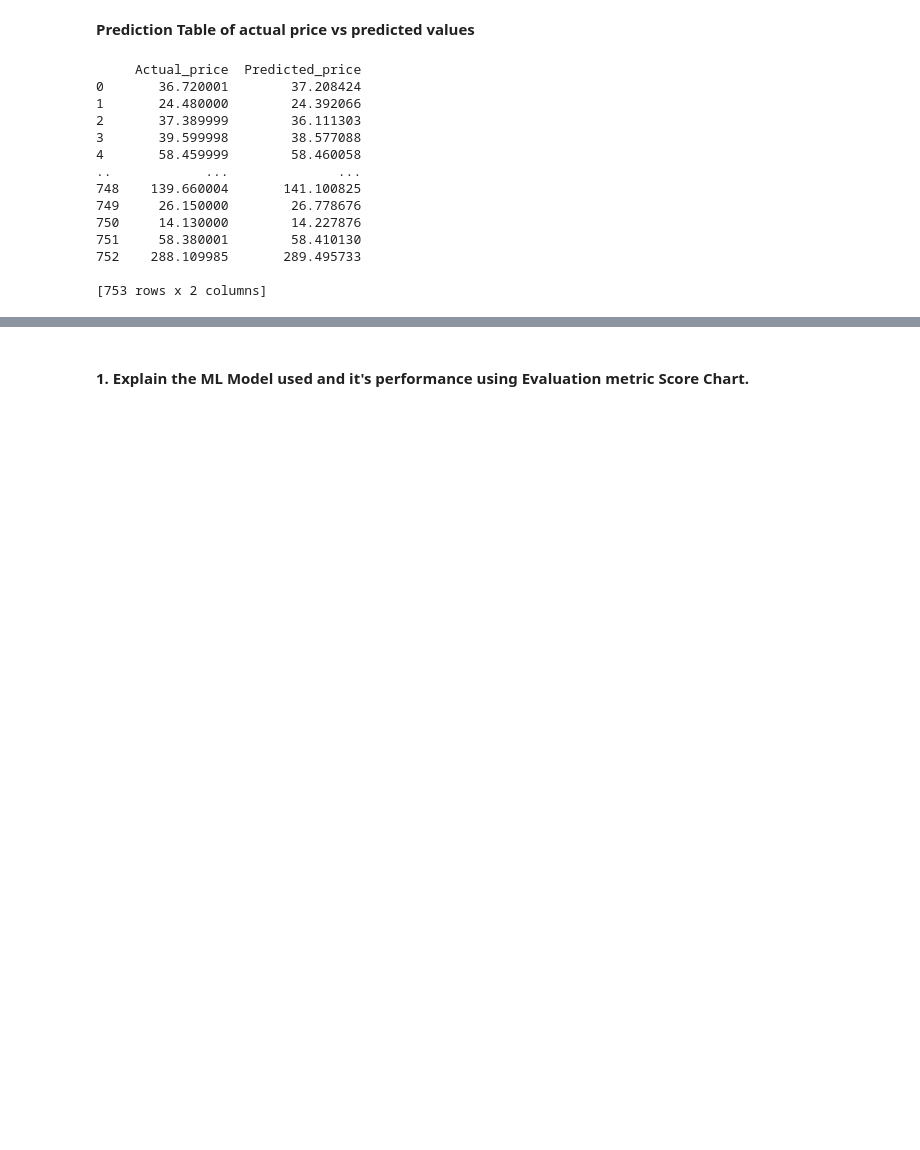
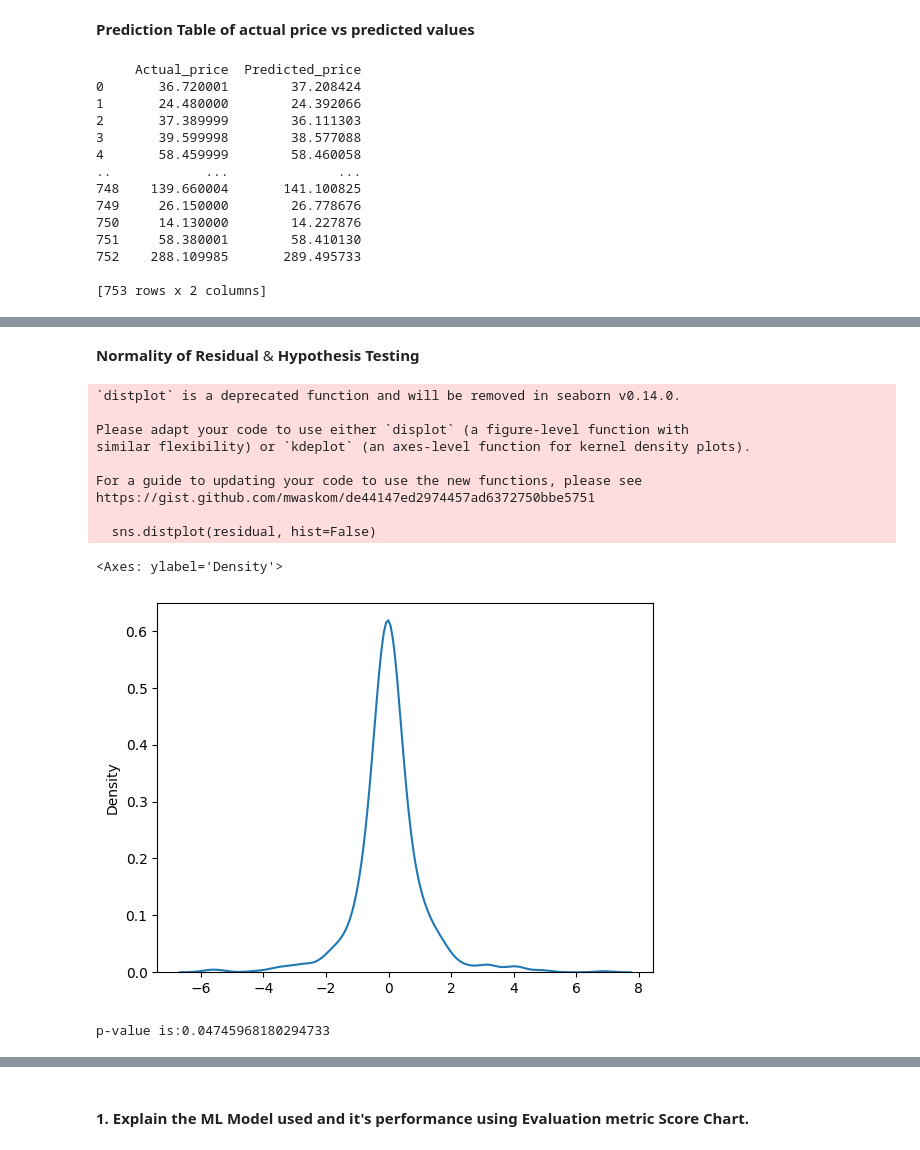
Before and after one commit to mradulkankaria/Capstone-2, a Jupyter notebook: Regression_Yes_Bank_Stock_Closing_Price_Prediction_Submission_Template.ipynb, the cells around one changed output, grey strips where cells are left out. Drawn from its saved outputs; the diff is of its cells as text; code cells hidden in the pictures; blank space fills up the shorter version.

```diff
--- a/Regression_Yes_Bank_Stock_Closing_Price_Prediction_Submission_Template.ipynb
+++ b/Regression_Yes_Bank_Stock_Closing_Price_Prediction_Submission_Template.ipynb
@@ -747,0 +724,26 @@ Stats on
+# %% [markdown]
+ **Normality of Residual** & **Hypothesis Testing**
+# %%
+# This is the difference of y_test values subtracting the prediction values
+residual = y_test - predicted
+sns.distplot(residual, hist=False)
+# %% [output]
+`distplot` is a deprecated function and will be removed in seaborn v0.14.0.
+
+Please adapt your code to use either `displot` (a figure-level function with
+similar flexibility) or `kdeplot` (an axes-level function for kernel density plots).
+
+For a guide to updating your code to use the new functions, please see
+https://gist.github.com/mwaskom/de44147ed2974457ad6372750bbe5751
+
+  sns.distplot(residual, hist=False)
+<Axes: ylabel='Density'>
+[figure, added]
+# %%
+# Checking p-value with right tailed or upper tailed test
+import scipy.stats
+
+p_value = scipy.stats.norm.sf(abs(1.67))
+print('p-value is:' + str(p_value))
+# %% [output]
+p-value is:0.04745968180294733
```
Also changed, not shown: parts of 58 cells of this notebook.
